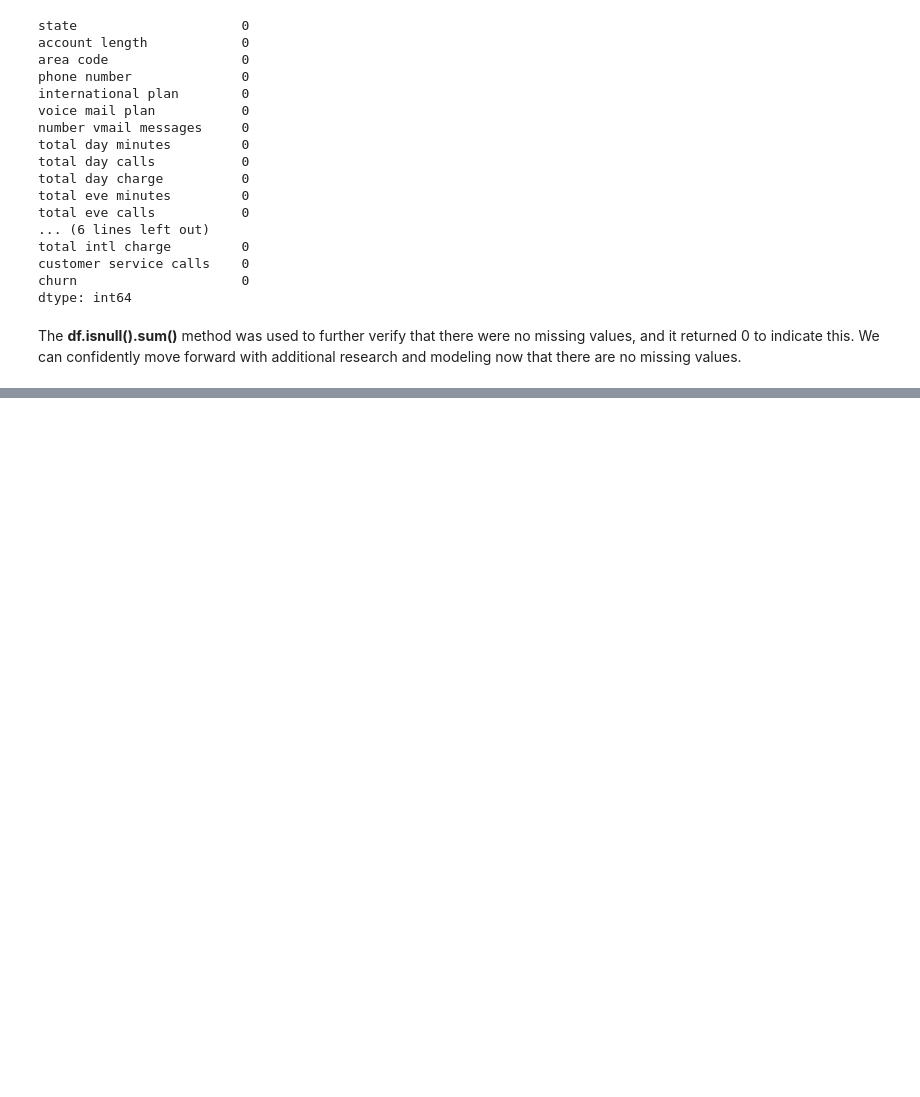
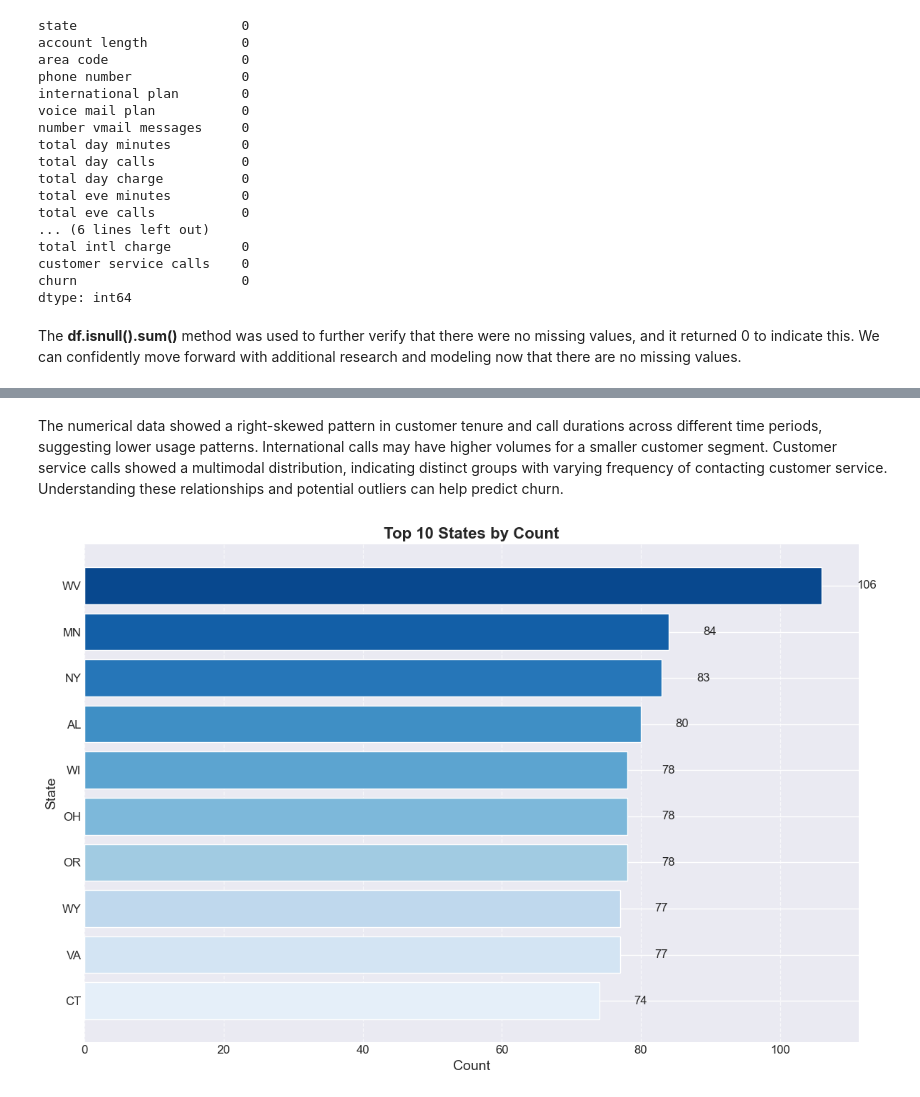
Before and after one commit to EMARIUS98/Project-3, a Jupyter notebook: project 3 .ipynb, the cells around one changed output, grey strips where cells are left out. Drawn from its saved outputs; the diff is of its cells as text; code cells hidden in the pictures; blank space fills up the shorter version.

```diff
--- a/project 3 .ipynb
+++ b/project 3 .ipynb
@@ -154,0 +208,31 @@ The **df.isnull().sum()** method was used to further verify that there were no m
+# %% [markdown]
+The numerical data showed a right-skewed pattern in customer tenure and call durations across different time periods, suggesting lower usage patterns. International calls may have higher volumes for a smaller customer segment. Customer service calls showed a multimodal distribution, indicating distinct groups with varying frequency of contacting customer service. Understanding these relationships and potential outliers can help predict churn.
+# %%
+import matplotlib.pyplot as plt
+import seaborn as sns
+
+# Get the top ten states by count
+top_states = df['state'].value_counts().sort_values(ascending=False).head(10)
+
+# Plotting
+plt.figure(figsize=(12, 8))
+bars = plt.barh(top_states.index, top_states.values, color=sns.color_palette("Blues_r", 10))
+
+# Adding annotations
+for bar, count in zip(bars, top_states.values):
+    plt.text(bar.get_width() + 5, bar.get_y() + bar.get_height()/2, f'{count}',
+             va='center', ha='left', fontsize=12)
+
+# Customizing plot aesthetics
+plt.title('Top 10 States by Count', fontsize=16, fontweight='bold')
+plt.xlabel('Count', fontsize=14)
+plt.ylabel('State', fontsize=14)
+plt.xticks(fontsize=12)
+plt.yticks(fontsize=12)
+plt.grid(axis='x', linestyle='--', alpha=0.7)
+plt.gca().invert_yaxis()  # Invert y-axis to have the highest count at the top
+plt.tight_layout()
+
+plt.show()
+# %% [output]
+[figure, added]
```
Also changed, not shown: parts of 44 cells of this notebook.
